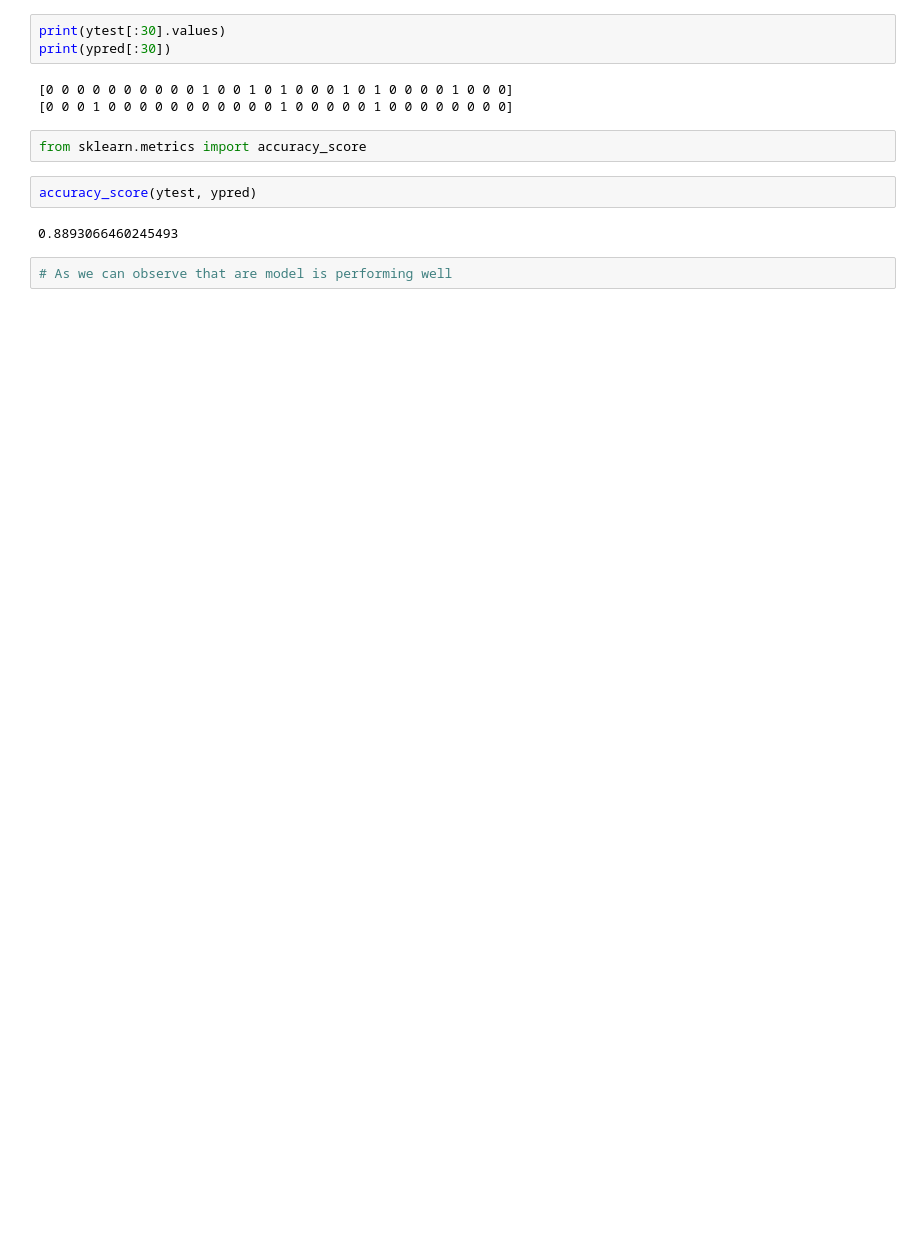
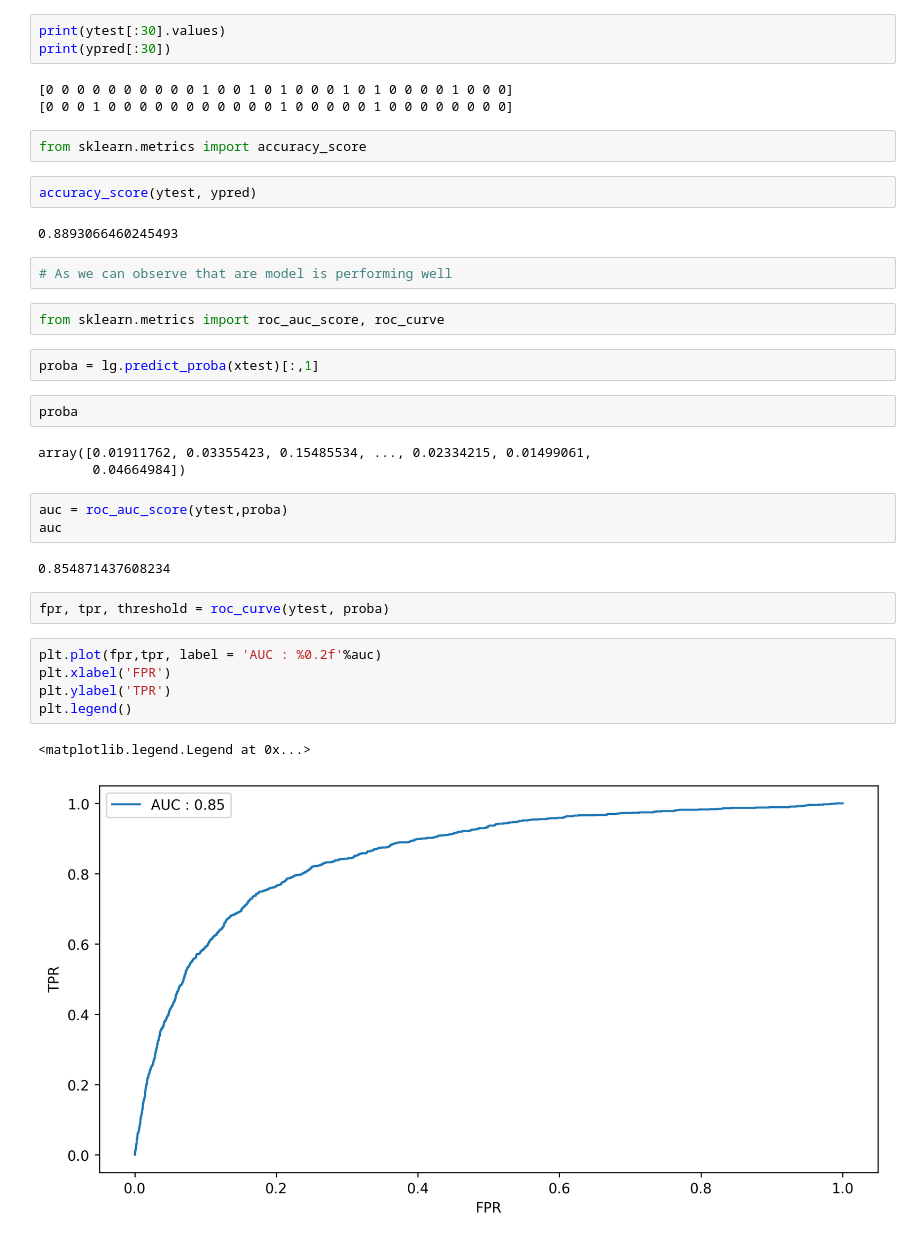
Before and after one commit to ParwazAhmed123/Data_Science_Machine_Learning_Models, a Jupyter notebook: Logistic_Regression_DS.ipynb, the cells around one changed output. Drawn from its saved outputs; the diff is of its cells as text; blank space fills up the shorter version.

```diff
--- a/Logistic_Regression_DS.ipynb
+++ b/Logistic_Regression_DS.ipynb
@@ -365,3 +365,27 @@ accuracy_score(ytest, ypred)
 0.8893066460245493
 # %%
 # As we can observe that are model is performing well
+# %%
+from sklearn.metrics import roc_auc_score, roc_curve
+# %%
+proba = lg.predict_proba(xtest)[:,1]
+# %%
+proba
+# %% [output]
+array([0.01911762, 0.03355423, 0.15485534, ..., 0.02334215, 0.01499061,
+       0.04664984])
+# %%
+auc = roc_auc_score(ytest,proba)
+auc
+# %% [output]
+0.854871437608234
+# %%
+fpr, tpr, threshold = roc_curve(ytest, proba)
+# %%
+plt.plot(fpr,tpr, label = 'AUC : %0.2f'%auc)
+plt.xlabel('FPR')
+plt.ylabel('TPR')
+plt.legend()
+# %% [output]
+<matplotlib.legend.Legend at 0x...>
+[figure, added]
```
Also changed, not shown: 42 other files.
